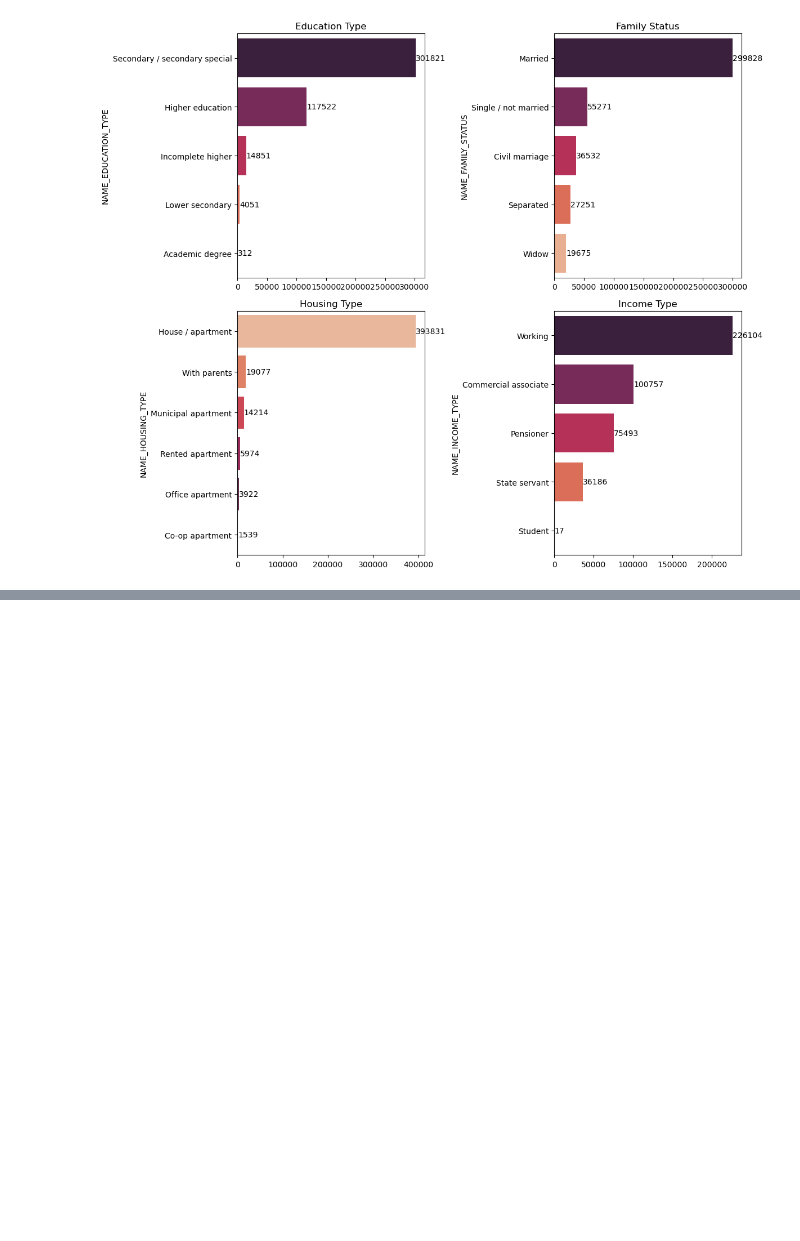
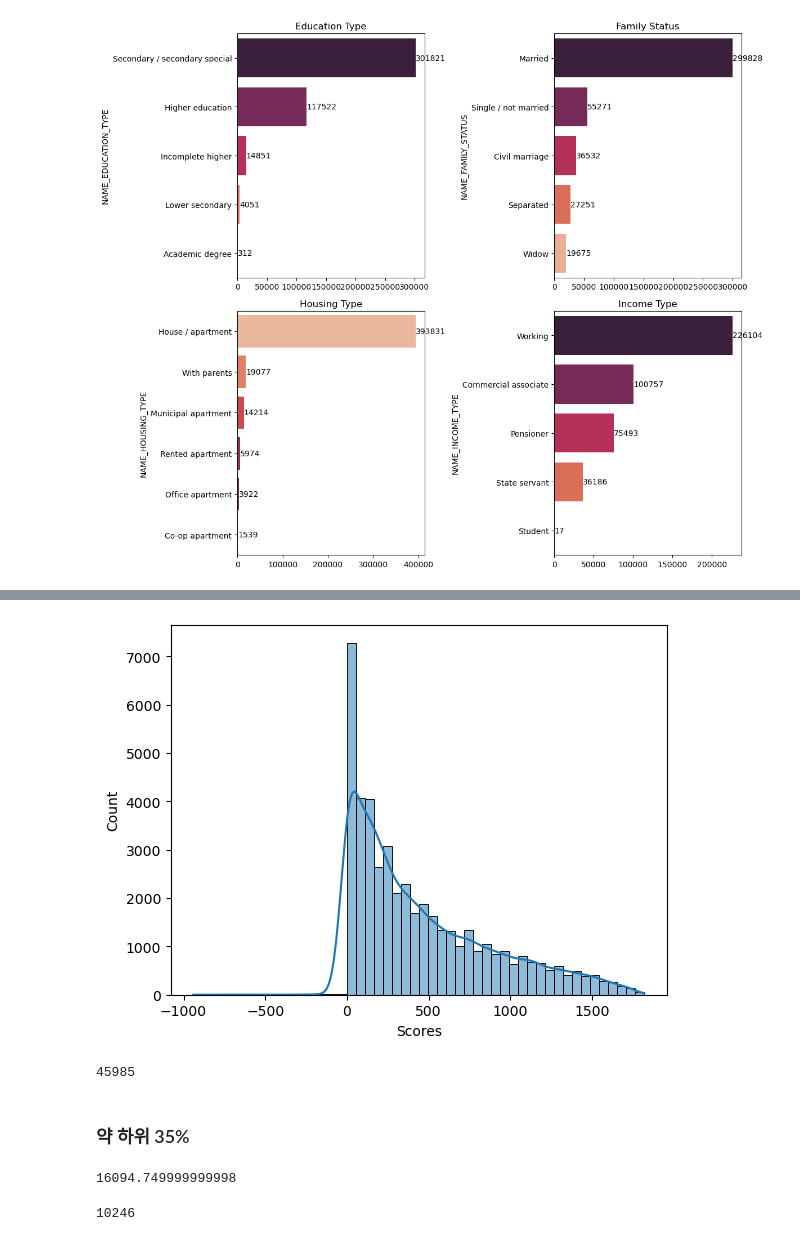
Before and after one commit to tmdcksdl/ML_Credit_Project, a Jupyter notebook: ML_Project/Data_EDA.ipynb, the cells around one changed output, grey strips where cells are left out. Drawn from its saved outputs; the diff is of its cells as text; code cells hidden in the pictures; blank space fills up the shorter version.

```diff
--- a/ML_Project/Data_EDA.ipynb
+++ b/ML_Project/Data_EDA.ipynb
@@ -379,0 +395,8 @@ plt.show()
+# %%
+status_point = {'0': 20, '1': 10, '2': 1, '3': -1, '4': -10, '5': -20, 'C': 30, 'X': 0}
+
+credit['Point'] = credit['STATUS'].map(status_point)
+scores = credit.groupby('ID')['Point'].sum()
+
+scores_df = scores.reset_index(name='Scores')
+scores_df
@@ -379,0 +417,18 @@ plt.show()
+# %%
+sns.histplot(x=scores_df['Scores'], bins=50, kde=True, fill=True);
+# %% [output]
+[figure, added]
+# %%
+len(scores_df)
+# %% [output]
+45985
+# %% [markdown]
+### 약 하위 35%
+# %%
+print(45985 * 0.35)
+# %% [output]
+16094.749999999998
+# %%
+len(scores_df[scores_df['Scores'] < 100])
+# %% [output]
+10246
```
Also changed, not shown: parts of 6 cells of this notebook, 1 other file.
